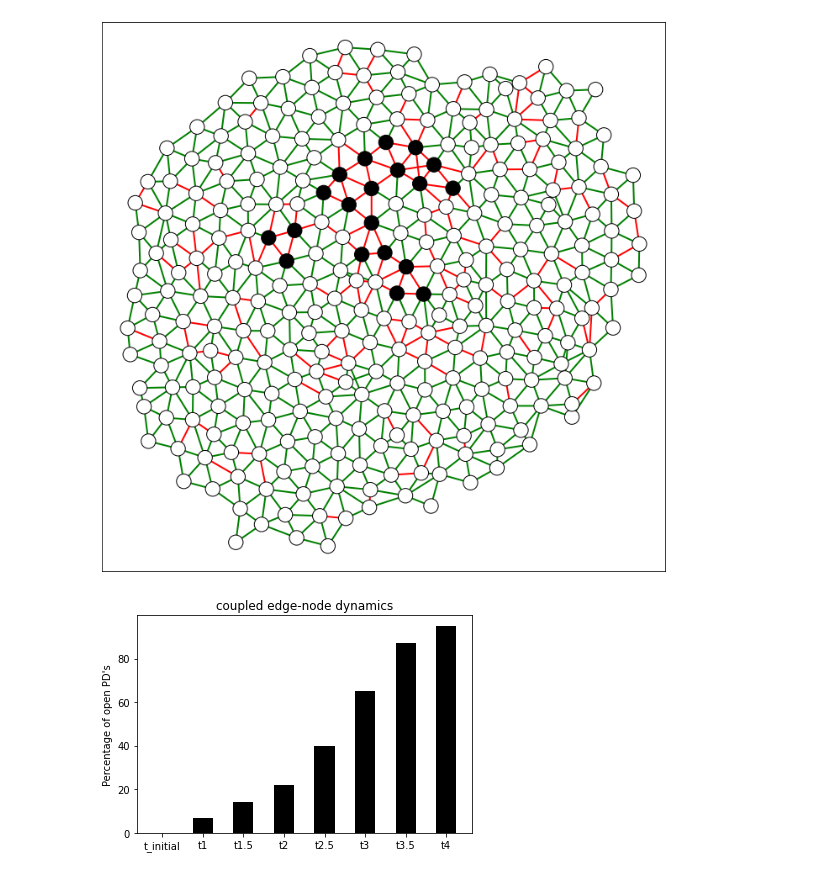
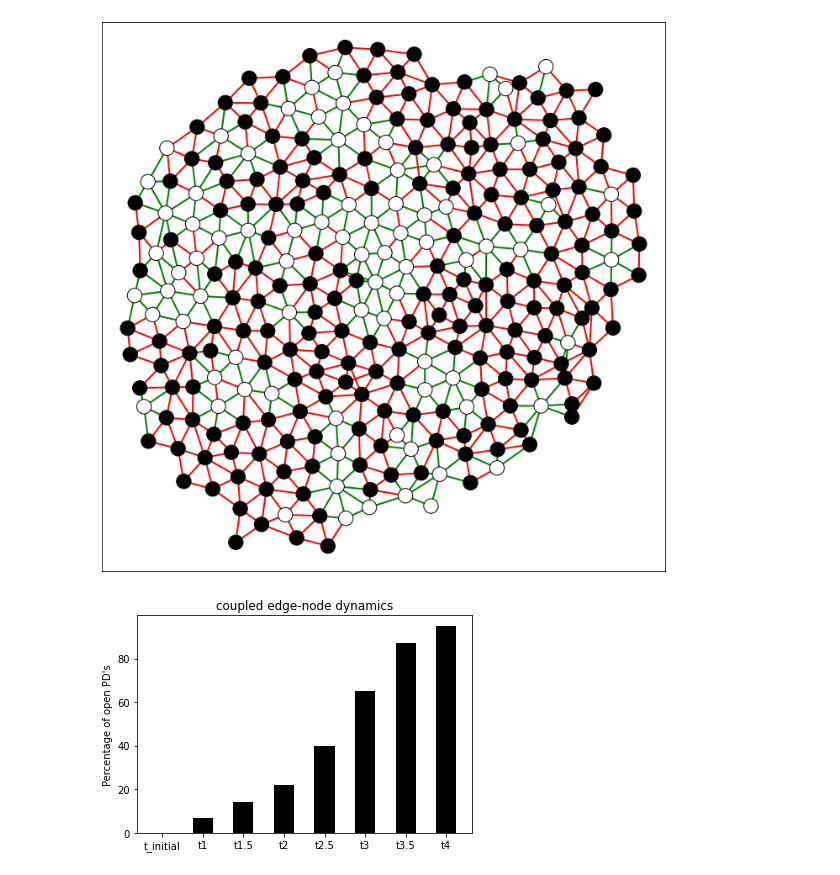
Before and after one commit to ELIFE-ASU/HFSP, a Jupyter notebook: hfsp_notebooks/hfsp_nb_netdyn.ipynb, the cells around one changed output. Drawn from its saved outputs; the diff is of its cells as text; code cells hidden in the pictures.

```diff
--- a/hfsp_notebooks/hfsp_nb_netdyn.ipynb
+++ b/hfsp_notebooks/hfsp_nb_netdyn.ipynb
@@ -15,26 +11,22 @@ import hfsp_functions as hfsp
 # %%
-T1 = hfsp.create_tissue("../data/exp_raw/sam.csv", True) # Get your CSV's with correct path here.
-hfsp.update_rule_nodes(T1, 0, 0, 0.07,0 ,1)
+T1 = hfsp.create_tissue("../inputs/sam.csv", True) # Get your CSV's with correct path here.
+hfsp.update_rule_nodes(T1, 0, 0, 0.03 , 0 ,[3,3])
 hfsp.update_rule_edges(T1, 0.3,1)
-hfsp.update_rule_nodes(T1, 0, 0, 0.07,0 ,1)
+hfsp.update_rule_nodes(T1, 0, 0, 0.03 , 0 , [3,3])
+hfsp.update_rule_edges(T1, 0.3, 1)
+hfsp.update_rule_nodes(T1, 0, 0, 0.03 , 0 ,[3,3])
 hfsp.update_rule_edges(T1, 0.3,1)
-hfsp.update_rule_nodes(T1, 0, 0, 0.07,0 ,1)
+hfsp.update_rule_nodes(T1, 0, 0, 0.03 , 0 ,[3,3])
 hfsp.update_rule_edges(T1, 0.3,1)
-hfsp.update_rule_nodes(T1, 0, 0, 0.07,0 ,1)
+hfsp.update_rule_nodes(T1, 0, 0, 0.03 , 0 ,[3,3])
 hfsp.update_rule_edges(T1, 0.3,1)
-hfsp.update_rule_nodes(T1, 0, 0, 0.07,0 ,1)
+hfsp.update_rule_nodes(T1, 0, 0, 0.03 , 0 ,[3,3])
 hfsp.update_rule_edges(T1, 0.3,1)
-hfsp.update_rule_nodes(T1, 0, 0, 0.07,0 ,1)
+hfsp.update_rule_nodes(T1, 0, 0, 0.03 , 0 ,[3,3])
 hfsp.update_rule_edges(T1, 0.3,1)
-hfsp.update_rule_nodes(T1, 0, 0, 0.07,0 ,1)
-hfsp.update_rule_edges(T1, 0.6,1)
-# hfsp.update_rule_nodes(T1, 0, 0, 0.05,0 ,1)
-# hfsp.update_rule_edges(T1, 0.2,1)
-# hfsp.update_rule_nodes(T1, 0, 0, 0.05,0 ,1)
-# hfsp.update_rule_edges(T1, 0.2,1)
-hfsp.plt_tissue(T1, edge_state = True, save_with_name = "edgedyn_cpl_t8")
+hfsp.plt_tissue(T1, edge_state = True, save_with_name = None)
 # %% [output]
-[figure, old version]
+[figure, new version]
 # %%
 labels = ['t_initial', 't1', 't1.5', 't2', 't2.5', 't3', 't3.5', 't4']
 x_axis = np.arange(len(labels))
```
Also changed, not shown: parts of 2 cells of this notebook, 2 other files.
